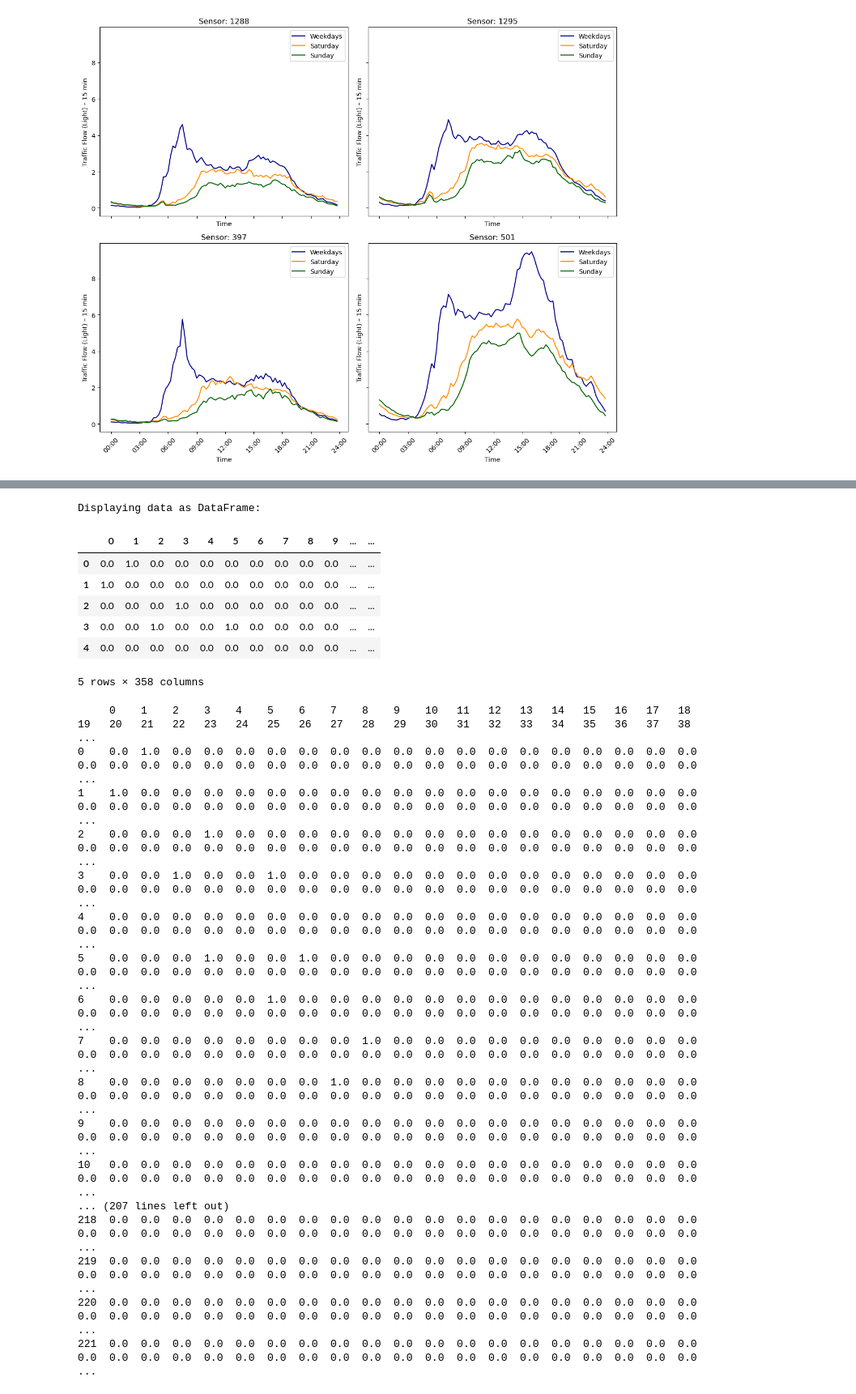
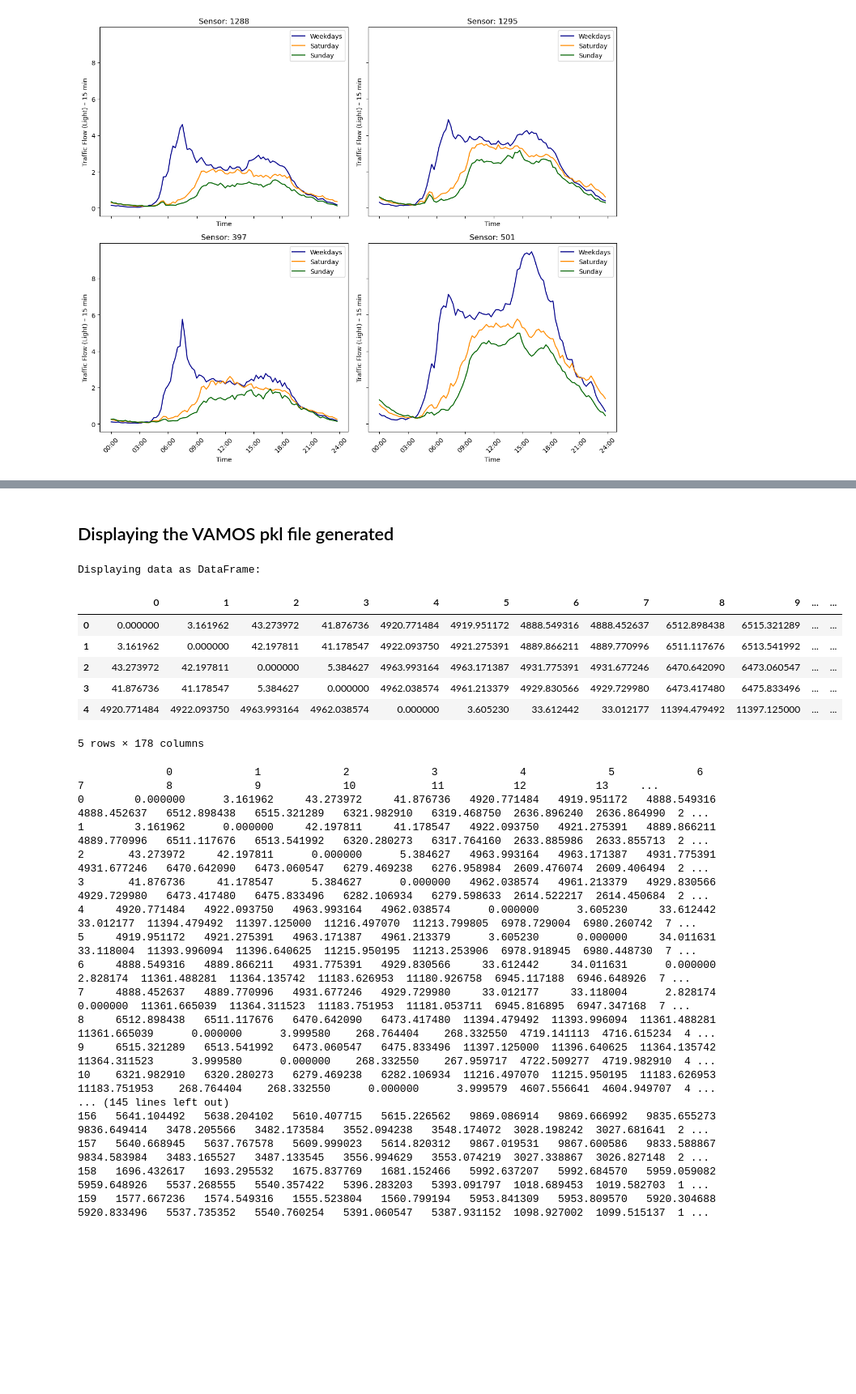
Before and after one commit to malay-gaherwar/traffic_prediction, a Jupyter notebook: scripts/data_visualization/Visualization.ipynb, the cells around one changed output, grey strips where cells are left out. Shown at 81% size. Drawn from its saved outputs; the diff is of its cells as text; code cells hidden in the pictures; blank space fills up the shorter version.

Commit message:
Data generation file editted to now have 3D numpy array. Visualization file now has more insight into data structures of PEMS, VAMOS, METR-LA.

```diff
--- a/scripts/data_visualization/Visualization.ipynb
+++ b/scripts/data_visualization/Visualization.ipynb
@@ -480,8 +490,11 @@ import numpy as np
 import pandas as pd
 
 # Load the .npz file
-npz_file = np.load('BasicTS/datasets/raw_data/PEMS03/PEMS03.npz')
-
+npz_file = np.load('BasicTS/datasets/raw_data/PEMS03/PEMS03.npz')["data"]
+print(npz_file.shape)
+npz_file=npz_file[...,[0]]
+print(type(npz_file))
+print(npz_file.shape)
 # Print the keys of the npz file to understand the structure
 print("Keys in the npz file:", npz_file.keys())
 
@@ -530,3 +529,5 @@ IndexError: index 1 is out of bounds for axis 2 with size 1
+# %% [markdown]
+## Displaying the VAMOS pkl file generated
 # %%
 import pickle
 import pandas as pd
@@ -552,54 +553,54 @@ def display_pkl_file(filepath):
         display(df.head())
         print(df.to_string())
     elif isinstance(data, dict):
         # If data is a dictionary, use PrettyTable to display it
         table = PrettyTable()
         table.field_names = ["Key", "Value"]
         for key, value in data.items():
             table.add_row([key, value])
         print("Displaying data as dictionary:")
         print(table)
     elif isinstance(data, (list, tuple)):
         # If data is a list or tuple, use PrettyTable to display it
         table = PrettyTable()
         table.field_names = ["Index", "Value"]
         for idx, value in enumerate(data):
             table.add_row([idx, value])
         print(f"Displaying data as {'list' if isinstance(data, list) else 'tuple'}:")
         print(table)
     else:
         # For other data types, just print the data
         print("Displaying raw data:")
         print(data)
 
 # Filepath to the pickle file
-filepath = "BasicTS/datasets/raw_data/PEMS03/adj_PEMS03.pkl"
+filepath = "BasicTS/datasets/raw_data/VAMOS/adj_VAMOS_distance.pkl"
 
 # Display the content of the pickle file
 display_pkl_file(filepath)
 # %% [output]
 Displaying data as DataFrame:
 |  | 0 | 1 | 2 | 3 | 4 | 5 | 6 | 7 | 8 | 9 | ... | ... |
-| 0 | 0.0 | 1.0 | 0.0 | 0.0 | 0.0 | 0.0 | 0.0 | 0.0 | 0.0 | 0.0 | ... | ... |
-| 1 | 1.0 | 0.0 | 0.0 | 0.0 | 0.0 | 0.0 | 0.0 | 0.0 | 0.0 | 0.0 | ... | ... |
-| 2 | 0.0 | 0.0 | 0.0 | 1.0 | 0.0 | 0.0 | 0.0 | 0.0 | 0.0 | 0.0 | ... | ... |
-| 3 | 0.0 | 0.0 | 1.0 | 0.0 | 0.0 | 1.0 | 0.0 | 0.0 | 0.0 | 0.0 | ... | ... |
-| 4 | 0.0 | 0.0 | 0.0 | 0.0 | 0.0 | 0.0 | 0.0 | 0.0 | 0.0 | 0.0 | ... | ... |
+| 0 | 0.000000 | 3.161962 | 43.273972 | 41.876736 | 4920.771484 | 4919.951172 | 4888.549316 | 4888.452637 | 6512.898438 | 6515.321289 | ... | ... |
+| 1 | 3.161962 | 0.000000 | 42.197811 | 41.178547 | 4922.093750 | 4921.275391 | 4889.866211 | 4889.770996 | 6511.117676 | 6513.541992 | ... | ... |
+| 2 | 43.273972 | 42.197811 | 0.000000 | 5.384627 | 4963.993164 | 4963.171387 | 4931.775391 | 4931.677246 | 6470.642090 | 6473.060547 | ... | ... |
+| 3 | 41.876736 | 41.178547 | 5.384627 | 0.000000 | 4962.038574 | 4961.213379 | 4929.830566 | 4929.729980 | 6473.417480 | 6475.833496 | ... | ... |
+| 4 | 4920.771484 | 4922.093750 | 4963.993164 | 4962.038574 | 0.000000 | 3.605230 | 33.612442 | 33.012177 | 11394.479492 | 11397.125000 | ... | ... |
-5 rows × 358 columns
+5 rows × 178 columns
-     0    1    2    3    4    5    6    7    8    9    10   11   12   13   14   15   16   17   18   19   20   21   22   23   24   25   26   27   28   29   30   31   32   33   34   35   36   37   38    ...
-0    0.0  1.0  0.0  0.0  0.0  0.0  0.0  0.0  0.0  0.0  0.0  0.0  0.0  0.0  0.0  0.0  0.0  0.0  0.0  0.0  0.0  0.0  0.0  0.0  0.0  0.0  0.0  0.0  0.0  0.0  0.0  0.0  0.0  0.0  0.0  0.0  0.0  0.0  0.0   ...
-1    1.0  0.0  0.0  0.0  0.0  0.0  0.0  0.0  0.0  0.0  0.0  0.0  0.0  0.0  0.0  0.0  0.0  0.0  0.0  0.0  0.0  0.0  0.0  0.0  0.0  0.0  0.0  0.0  0.0  0.0  0.0  0.0  0.0  0.0  0.0  0.0  0.0  0.0  0.0   ...
-2    0.0  0.0  0.0  1.0  0.0  0.0  0.0  0.0  0.0  0.0  0.0  0.0  0.0  0.0  0.0  0.0  0.0  0.0  0.0  0.0  0.0  0.0  0.0  0.0  0.0  0.0  0.0  0.0  0.0  0.0  0.0  0.0  0.0  0.0  0.0  0.0  0.0  0.0  0.0   ...
-3    0.0  0.0  1.0  0.0  0.0  1.0  0.0  0.0  0.0  0.0  0.0  0.0  0.0  0.0  0.0  0.0  0.0  0.0  0.0  0.0  0.0  0.0  0.0  0.0  0.0  0.0  0.0  0.0  0.0  0.0  0.0  0.0  0.0  0.0  0.0  0.0  0.0  0.0  0.0   ...
-4    0.0  0.0  0.0  0.0  0.0  0.0  0.0  0.0  0.0  0.0  0.0  0.0  0.0  0.0  0.0  0.0  0.0  0.0  0.0  0.0  0.0  0.0  0.0  0.0  0.0  0.0  0.0  0.0  0.0  0.0  0.0  0.0  0.0  0.0  0.0  0.0  0.0  0.0  0.0   ...
-5    0.0  0.0  0.0  1.0  0.0  0.0  1.0  0.0  0.0  0.0  0.0  0.0  0.0  0.0  0.0  0.0  0.0  0.0  0.0  0.0  0.0  0.0  0.0  0.0  0.0  0.0  0.0  0.0  0.0  0.0  0.0  0.0  0.0  0.0  0.0  0.0  0.0  0.0  0.0   ...
-6    0.0  0.0  0.0  0.0  0.0  1.0  0.0  0.0  0.0  0.0  0.0  0.0  0.0  0.0  0.0  0.0  0.0  0.0  0.0  0.0  0.0  0.0  0.0  0.0  0.0  0.0  0.0  0.0  0.0  0.0  0.0  0.0  0.0  0.0  0.0  0.0  0.0  0.0  0.0   ...
-7    0.0  0.0  0.0  0.0  0.0  0.0  0.0  0.0  1.0  0.0  0.0  0.0  0.0  0.0  0.0  0.0  0.0  0.0  0.0  0.0  0.0  0.0  0.0  0.0  0.0  0.0  0.0  0.0  0.0  0.0  0.0  0.0  0.0  0.0  0.0  0.0  0.0  0.0  0.0   ...
-8    0.0  0.0  0.0  0.0  0.0  0.0  0.0  1.0  0.0  0.0  0.0  0.0  0.0  0.0  0.0  0.0  0.0  0.0  0.0  0.0  0.0  0.0  0.0  0.0  0.0  0.0  0.0  0.0  0.0  0.0  0.0  0.0  0.0  0.0  0.0  0.0  0.0  0.0  0.0   ...
-9    0.0  0.0  0.0  0.0  0.0  0.0  0.0  0.0  0.0  0.0  0.0  0.0  0.0  0.0  0.0  0.0  0.0  0.0  0.0  0.0  0.0  0.0  0.0  0.0  0.0  0.0  0.0  0.0  0.0  0.0  0.0  0.0  0.0  0.0  0.0  0.0  0.0  0.0  0.0   ...
-10   0.0  0.0  0.0  0.0  0.0  0.0  0.0  0.0  0.0  0.0  0.0  0.0  0.0  0.0  0.0  0.0  0.0  0.0  0.0  0.0  0.0  0.0  0.0  0.0  0.0  0.0  0.0  0.0  0.0  0.0  0.0  0.0  0.0  0.0  0.0  0.0  0.0  0.0  0.0   ...
-... (207 lines left out)
-218  0.0  0.0  0.0  0.0  0.0  0.0  0.0  0.0  0.0  0.0  0.0  0.0  0.0  0.0  0.0  0.0  0.0  0.0  0.0  0.0  0.0  0.0  0.0  0.0  0.0  0.0  0.0  0.0  0.0  0.0  0.0  0.0  0.0  0.0  0.0  0.0  0.0  0.0  0.0   ...
-219  0.0  0.0  0.0  0.0  0.0  0.0  0.0  0.0  0.0  0.0  0.0  0.0  0.0  0.0  0.0  0.0  0.0  0.0  0.0  0.0  0.0  0.0  0.0  0.0  0.0  0.0  0.0  0.0  0.0  0.0  0.0  0.0  0.0  0.0  0.0  0.0  0.0  0.0  0.0   ...
-220  0.0  0.0  0.0  0.0  0.0  0.0  0.0  0.0  0.0  0.0  0.0  0.0  0.0  0.0  0.0  0.0  0.0  0.0  0.0  0.0  0.0  0.0  0.0  0.0  0.0  0.0  0.0  0.0  0.0  0.0  0.0  0.0  0.0  0.0  0.0  0.0  0.0  0.0  0.0   ...
-221  0.0  0.0  0.0  0.0  0.0  0.0  0.0  0.0  0.0  0.0  0.0  0.0  0.0  0.0  0.0  0.0  0.0  0.0  0.0  0.0  0.0  0.0  0.0  0.0  0.0  0.0  0.0  0.0  0.0  0.0  0.0  0.0  0.0  0.0  0.0  0.0  0.0  0.0  0.0   ...
+              0             1             2             3             4             5             6             7             8             9             10            11           12           13     ...
+0        0.000000      3.161962     43.273972     41.876736   4920.771484   4919.951172   4888.549316   4888.452637   6512.898438   6515.321289   6321.982910   6319.468750  2636.896240  2636.864990  2 ...
+1        3.161962      0.000000     42.197811     41.178547   4922.093750   4921.275391   4889.866211   4889.770996   6511.117676   6513.541992   6320.280273   6317.764160  2633.885986  2633.855713  2 ...
+2       43.273972     42.197811      0.000000      5.384627   4963.993164   4963.171387   4931.775391   4931.677246   6470.642090   6473.060547   6279.469238   6276.958984  2609.476074  2609.406494  2 ...
+3       41.876736     41.178547      5.384627      0.000000   4962.038574   4961.213379   4929.830566   4929.729980   6473.417480   6475.833496   6282.106934   6279.598633  2614.522217  2614.450684  2 ...
+4     4920.771484   4922.093750   4963.993164   4962.038574      0.000000      3.605230     33.612442     33.012177  11394.479492  11397.125000  11216.497070  11213.799805  6978.729004  6980.260742  7 ...
+5     4919.951172   4921.275391   4963.171387   4961.213379      3.605230      0.000000     34.011631     33.118004  11393.996094  11396.640625  11215.950195  11213.253906  6978.918945  6980.448730  7 ...
+6     4888.549316   4889.866211   4931.775391   4929.830566     33.612442     34.011631      0.000000      2.828174  11361.488281  11364.135742  11183.626953  11180.926758  6945.117188  6946.648926  7 ...
+7     4888.452637   4889.770996   4931.677246   4929.729980     33.012177     33.118004      2.828174      0.000000  11361.665039  11364.311523  11183.751953  11181.053711  6945.816895  6947.347168  7 ...
+8     6512.898438   6511.117676   6470.642090   6473.417480  11394.479492  11393.996094  11361.488281  11361.665039      0.000000      3.999580    268.764404    268.332550  4719.141113  4716.615234  4 ...
+9     6515.321289   6513.541992   6473.060547   6475.833496  11397.125000  11396.640625  11364.135742  11364.311523      3.999580      0.000000    268.332550    267.959717  4722.509277  4719.982910  4 ...
+10    6321.982910   6320.280273   6279.469238   6282.106934  11216.497070  11215.950195  11183.626953  11183.751953    268.764404    268.332550      0.000000      3.999579  4607.556641  4604.949707  4 ...
+... (145 lines left out)
+156   5641.104492   5638.204102   5610.407715   5615.226562   9869.086914   9869.666992   9835.655273   9836.649414   3478.205566   3482.173584   3552.094238   3548.174072  3028.198242  3027.681641  2 ...
+157   5640.668945   5637.767578   5609.999023   5614.820312   9867.019531   9867.600586   9833.588867   9834.583984   3483.165527   3487.133545   3556.994629   3553.074219  3027.338867  3026.827148  2 ...
+158   1696.432617   1693.295532   1675.837769   1681.152466   5992.637207   5992.684570   5959.059082   5959.648926   5537.268555   5540.357422   5396.283203   5393.091797  1018.689453  1019.582703  1 ...
+159   1577.667236   1574.549316   1555.523804   1560.799194   5953.841309   5953.809570   5920.304688   5920.833496   5537.735352   5540.760254   5391.060547   5387.931152  1098.927002  1099.515137  1 ...
```
Also changed, not shown: parts of 21 cells of this notebook, 1 other file.
